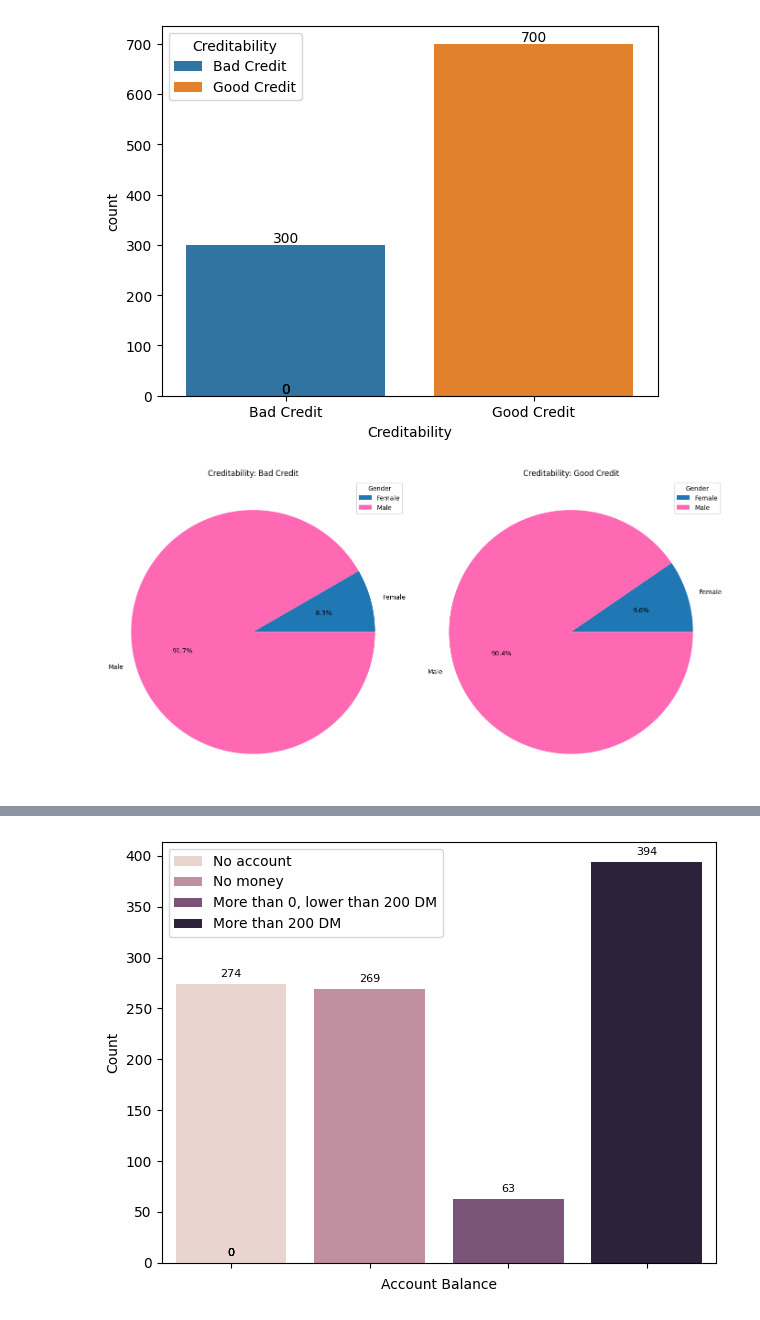
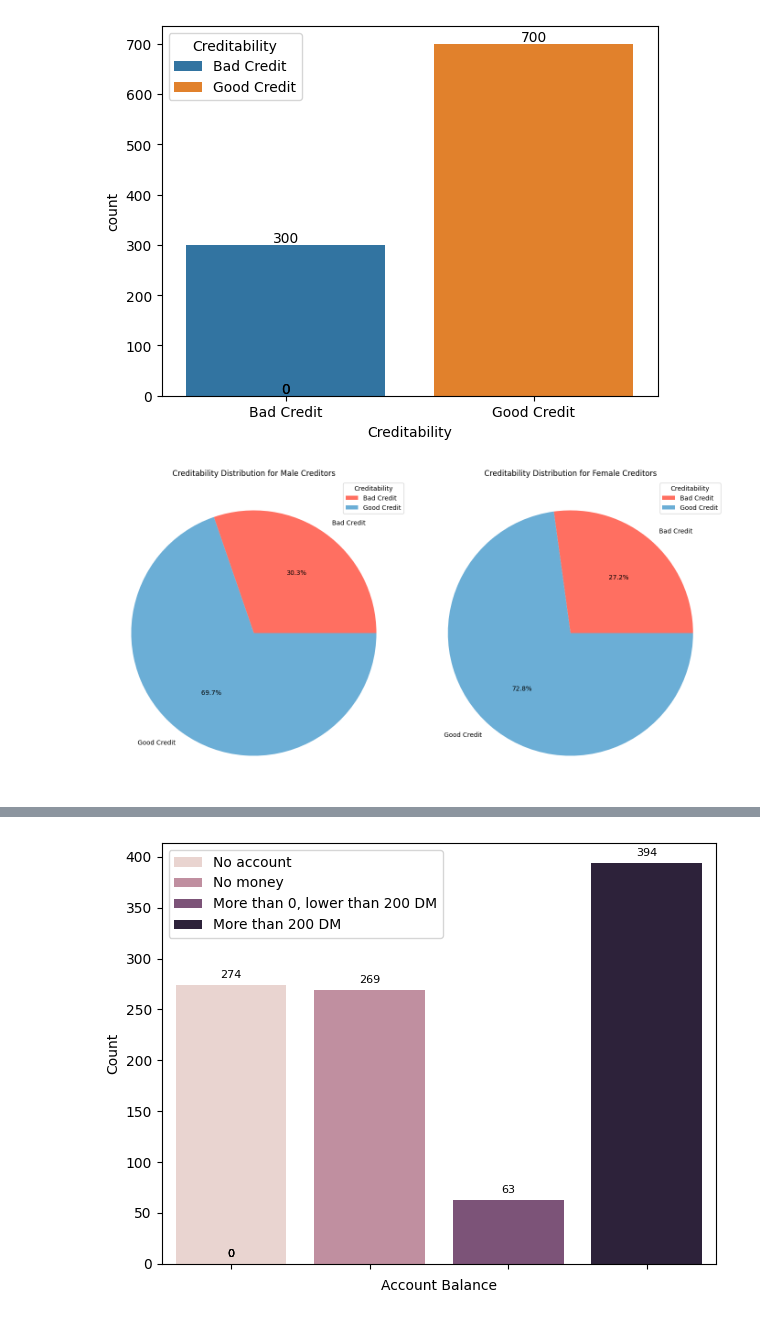
Before and after one commit to RLMurta/german_credit_exploratory_analysis, a Jupyter notebook: index.ipynb, the cells around one changed output, grey strips where cells are left out. Cells and saved outputs as stored; diff of their text form; code cells hidden in the pictures.

```diff
--- a/index.ipynb
+++ b/index.ipynb
@@ -104,50 +104,56 @@ plt.show()
 # %% [output]
 [figure]
 # %%
-# --------------------------- Creditability -------------------------
-
+# --------------------------- Creditability for Male and Female -------------------------
 
 # Assume the DataFrame df is already loaded and contains the columns 'Sex & Marital Status', 'Creditability', and other necessary columns.
 
 # Create a new column 'Gender' to categorize the data as 'Male' or 'Female'
 df['Gender'] = df['Sex & Marital Status'].map({1: 'Male', 2: 'Male', 3: 'Male', 4: 'Female'})
 
-# Count the number of occurrences for each category of 'Creditability' and 'Gender'
-count_data = df.groupby(['Creditability', 'Gender']).size().reset_index(name='Count')
+# Filter the data for 'Male' and 'Female'
+male_data = df[df['Gender'] == 'Male']
+female_data = df[df['Gender'] == 'Female']
 
-# Set up the creation of charts: two pie charts side by side
+# Count the number of occurrences for each 'Creditability' category for males and females
+male_creditability_count = male_data.groupby('Creditability').size().reset_index(name='Count')
+female_creditability_count = female_data.groupby('Creditability').size().reset_index(name='Count')
+
+# Set the labels for the pie charts based on creditability
+creditability_labels = ['Bad Credit', 'Good Credit']
+
+# Define the colors for the slices of the pie charts
+colors = ['#ff6f61', '#6baed6']  # Different colors for 'Bad Credit' and 'Good Credit'
+
+# Set up the creation of two pie charts side by side
 fig, axes = plt.subplots(1, 2, figsize=(14, 7))  # Create a figure with two axes (charts) side by side
 
-# Define the colors for the slices of the pie chart
-colors = ['#1f77b4', '#ff69b4']  # Blue for 'Male' and Pink for 'Female'
+# Create the pie chart for male creditors
+wedges_male, texts_male, autotexts_male = axes[0].pie(
+    male_creditability_count['Count'],  # Data for the pie chart
+    labels=creditability_labels,  # Labels for each slice
+    autopct='%1.1f%%',  # Format to show percentages on the slices
+    colors=colors  # Color for each slice
+)
 
-# Iterate over each 'Creditability' group to create separate pie charts
-for ax, (creditability, group) in zip(axes, count_data.groupby('Creditability')):
-    # Create the pie chart for the current group
-    wedges, texts, autotexts = ax.pie(
-        group['Count'],  # Data for the pie chart
-        labels=group['Gender'],  # Labels for each slice
-        autopct='%1.1f%%',  # Format to show percentages on the slices
-        colors=colors  # Color for each slice
-    )
+# Add a legend and title for the male chart
+axes[0].legend(wedges_male, creditability_labels, title='Creditability', loc='best', fontsize='medium')
+axes[0].set_title('Creditability Distribution for Male Creditors')
 
-    # Add a legend to identify what each color represents
-    ax.legend(
-        wedges,  # Pie slice objects returned by ax.pie
-        group['Gender'].unique(),  # Labels for the legend
-        title='Gender',  # Title of the legend
-        loc='best',  # Location of the legend (best location automatically chosen)
-        fontsize='medium'  # Font size of the legend
-    )
+# Create the pie chart for female creditors
+wedges_female, texts_female, autotexts_female = axes[1].pie(
+    female_creditability_count['Count'],  # Data for the pie chart
+    labels=creditability_labels,  # Labels for each slice
+    autopct='%1.1f%%',  # Format to show percentages on the slices
+    colors=colors  # Color for each slice
+)
 
-    # Set the title of the chart based on the 'Creditability' category
-    if(creditability == 0):
-        ax.set_title('Creditability: Bad Credit')
-    else:
-        ax.set_title('Creditability: Good Credit')
+# Add a legend and title for the female chart
+axes[1].legend(wedges_female, creditability_labels, title='Creditability', loc='best', fontsize='medium')
+axes[1].set_title('Creditability Distribution for Female Creditors')
 
-# Adjust the layout so that the charts do not overlap and display the chart
+# Adjust the layout so that the charts do not overlap and display the charts
 plt.tight_layout()  # Adjust layout for better visualization
-plt.show()  # Display the chart
+plt.show()  # Display the charts
 # %% [output]
-[figure, old version]
+[figure, new version]
```
Also changed, not shown: parts of 6 cells of this notebook.
